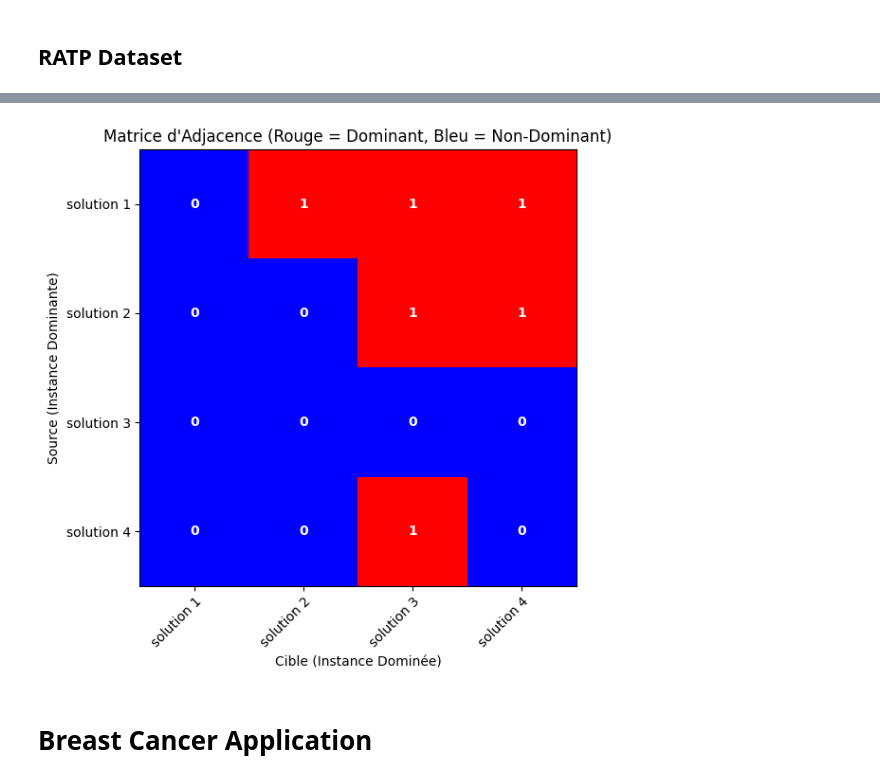
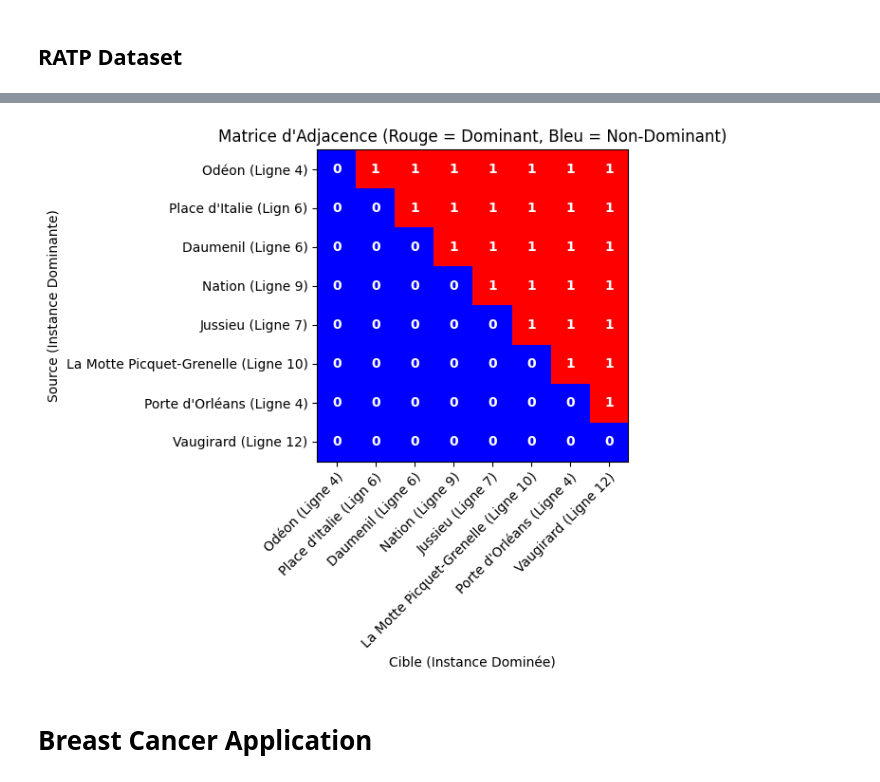
Before and after one commit to maxmaxou2/sdp_gurobi_explainability, a Jupyter notebook: answer.ipynb, the cells around one changed output, grey strips where cells are left out. Cells and saved outputs as stored; diff of their text form; code cells hidden in the pictures.

Commit message:
ratp finished

```diff
--- a/answer.ipynb
+++ b/answer.ipynb
@@ -713,7 +713,7 @@ Chargement de : data/data27crit.xlsx
 # %% [markdown]
 ## RATP Dataset
 # %%
-subjects, data, weights = load_data_from_config(config_27)
+subjects, data, weights = load_data_from_config(config_ratp)
 results, adj = get_ranking(data, weights, subjects)
 
 # Affichage propre
@@ -730,0 +735,5 @@ Rang 4: ['solution 3']
+# %%
+for i in range(len(rank)-1):
+    pros, cons, deltas = compute_pros_cons_deltas(data[rank[i][0]], data[rank[i+1][0]], subjects=subjects, weights=weights)
+m, x, y, u, v = explanation_combined(pros, cons, deltas)
+print_results_combined(m, x, y, u, v, pros, cons, deltas)
@@ -734,14 +761,14 @@ import matplotlib.colors as mcolors
 import numpy as np
 
 
-def plot_dominance_matrix(adj):
+def plot_dominance_matrix(adj, order):
     """
     Trace la matrice d'adjacence à partir du dictionnaire 'adj' :
     - Rouge : La ligne domine la colonne (1)
     - Bleu : La ligne ne domine pas la colonne (0)
     """
     # Extraction des noms des instances (clés du dictionnaire)
-    keys = list(adj.keys())
+    keys = order
     n = len(keys)
 
     # Initialisation de la matrice numérique
@@ -762,35 +789,35 @@ def plot_dominance_matrix(adj):
 
     # Affichage de la matrice
     # L'origine 'upper' place la première ligne en haut
     im = ax.imshow(matrix, cmap=cmap, origin='upper')
 
     # Configuration des axes
     ax.set_xticks(np.arange(n))
     ax.set_yticks(np.arange(n))
     ax.set_xticklabels(keys)
     ax.set_yticklabels(keys)
 
     # Rotation des étiquettes de l'axe X pour la lisibilité
     plt.setp(ax.get_xticklabels(), rotation=45,
              ha="right", rotation_mode="anchor")
 
     # Ajout des étiquettes numériques (0 ou 1) dans chaque cellule
     for i in range(n):
         for j in range(n):
             ax.text(j, i, int(matrix[i, j]), ha="center", va="center",
                     color="white", fontweight='bold')
 
     # Titres et labels
     ax.set_title("Matrice d'Adjacence (Rouge = Dominant, Bleu = Non-Dominant)")
     ax.set_ylabel("Source (Instance Dominante)")
     ax.set_xlabel("Cible (Instance Dominée)")
 
     fig.tight_layout()
     plt.show()
 
-plot_dominance_matrix(adj)
+plot_dominance_matrix(adj, [res[0] for res in results])
 # %% [output]
-[figure, old version]
+[figure, new version]
 # %% [markdown]
 # Breast Cancer Application
 # %% [markdown]
```
Also changed, not shown: parts of 4 cells of this notebook.
